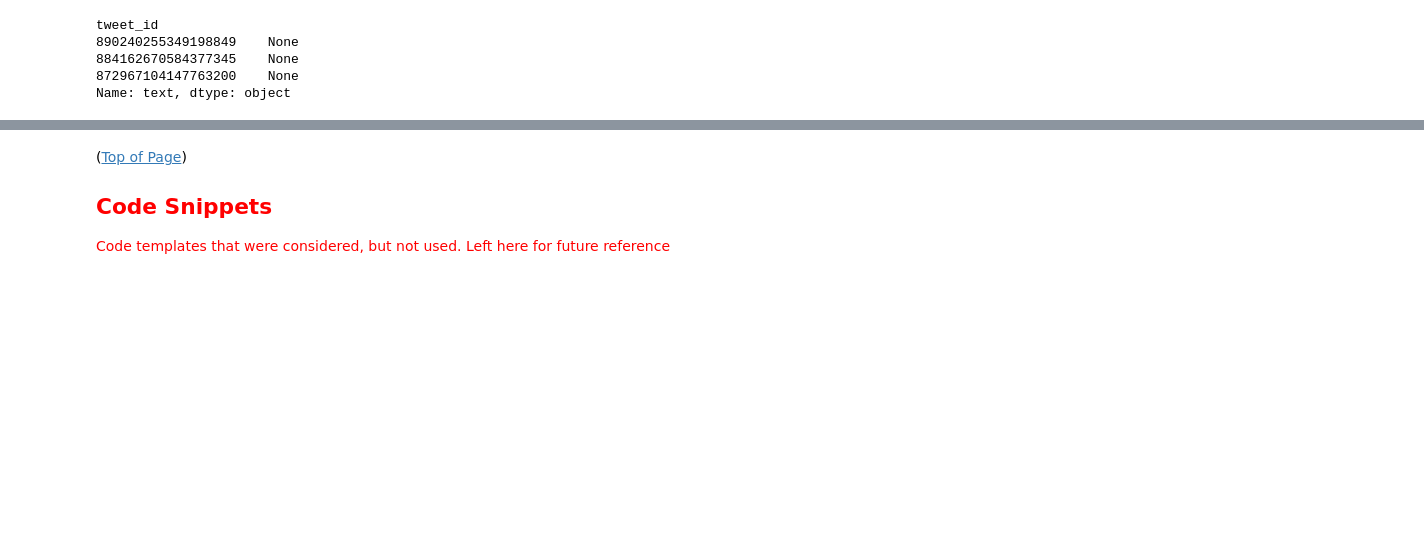
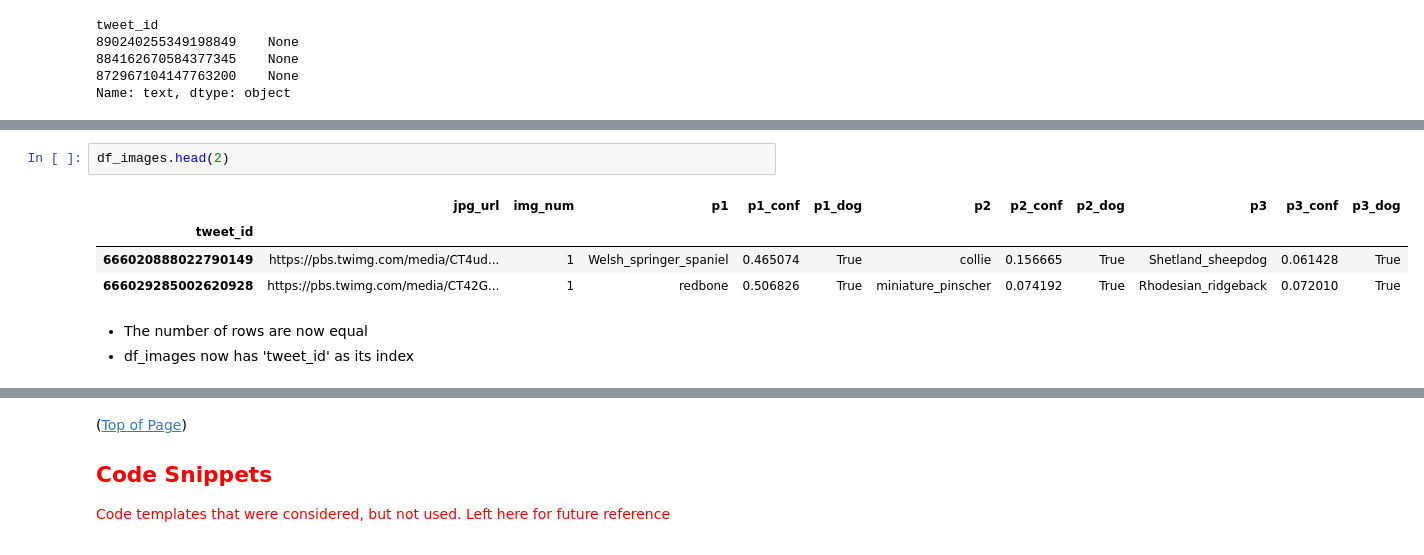
Before and after one commit to ldemastersmith/GoodDoggo, a Jupyter notebook: wrangle_act.ipynb, the cells around one changed output, grey strips where cells are left out. Drawn from its saved outputs; the diff is of its cells as text; blank space fills up the shorter version.

```diff
--- a/wrangle_act.ipynb
+++ b/wrangle_act.ipynb
@@ -1784,0 +1944,10 @@ Name: text, dtype: object
+# %%
+df_images.head(2)
+# %% [output]
+|  | jpg_url | img_num | p1 | p1_conf | p1_dog | p2 | p2_conf | p2_dog | p3 | p3_conf | p3_dog |
+| tweet_id |  |  |  |  |  |  |  |  |  |  |  |
+| 666020888022790149 | https://pbs.twimg.com/media/CT4ud... | 1 | Welsh_springer_spaniel | 0.465074 | True | collie | 0.156665 | True | Shetland_sheepdog | 0.061428 | True |
+| 666029285002620928 | https://pbs.twimg.com/media/CT42G... | 1 | redbone | 0.506826 | True | miniature_pinscher | 0.074192 | True | Rhodesian_ridgeback | 0.072010 | True |
+# %% [markdown]
+* The number of rows are now equal
+* df_images now has 'tweet_id' as its index
```
Also changed, not shown: parts of 67 cells of this notebook.
